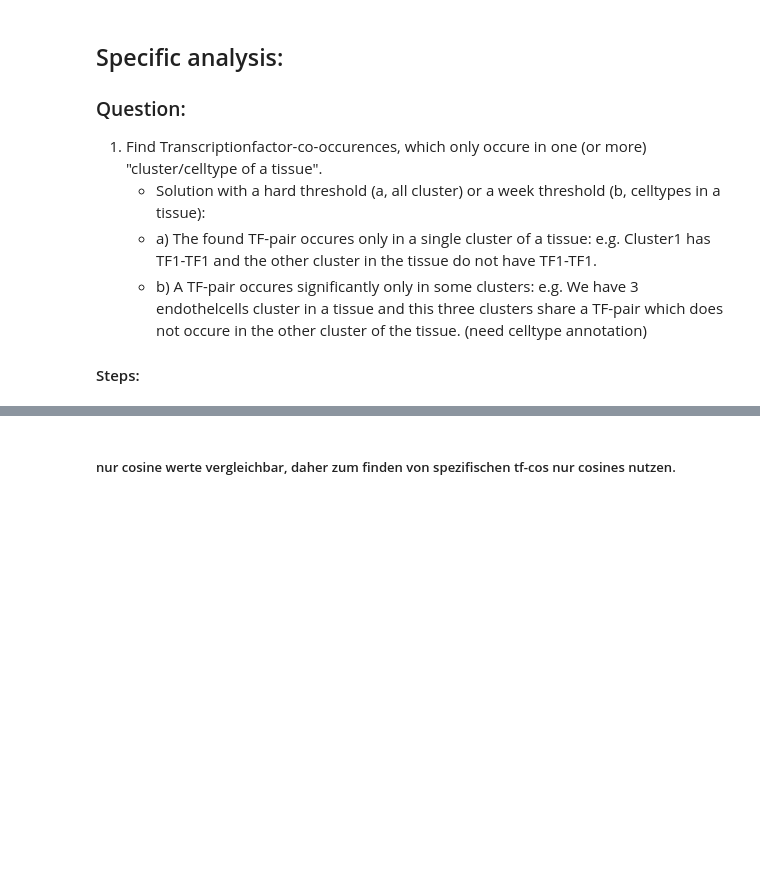
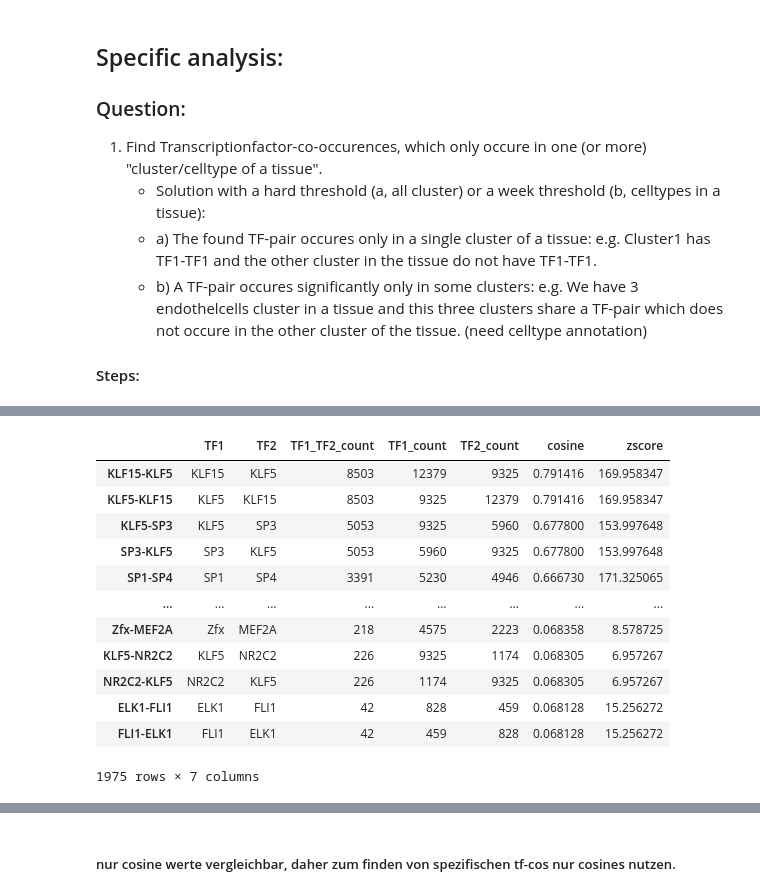
Before and after one commit to loosolab/Datenanalyse-2021, a Jupyter notebook: wp6/analyse/wp2_tf_cooccurences.ipynb, the cells around one changed output, grey strips where cells are left out. Saved outputs shown, nothing was run; the diff lists cells and outputs as text; code cells hidden in the pictures; blank space fills up the shorter version.

```diff
--- a/wp6/analyse/wp2_tf_cooccurences.ipynb
+++ b/wp6/analyse/wp2_tf_cooccurences.ipynb
@@ -355,0 +648,2 @@ df1
+# %%
+combObj = CombObj().from_pickle(f"{main_analysis_path}/JF1O6_body_of_pancreas/JF1O6_body_of_pancreas.3_peaks.pkl")
@@ -355,0 +671,18 @@ df1
+# %%
+#c.rules
+r = combObj.rules
+r[(r['cosine'] >= 0.06808819506421941)]
+# %% [output]
+|  | TF1 | TF2 | TF1_TF2_count | TF1_count | TF2_count | cosine | zscore |
+| KLF15-KLF5 | KLF15 | KLF5 | 8503 | 12379 | 9325 | 0.791416 | 169.958347 |
+| KLF5-KLF15 | KLF5 | KLF15 | 8503 | 9325 | 12379 | 0.791416 | 169.958347 |
+| KLF5-SP3 | KLF5 | SP3 | 5053 | 9325 | 5960 | 0.677800 | 153.997648 |
+| SP3-KLF5 | SP3 | KLF5 | 5053 | 5960 | 9325 | 0.677800 | 153.997648 |
+| SP1-SP4 | SP1 | SP4 | 3391 | 5230 | 4946 | 0.666730 | 171.325065 |
+| ... | ... | ... | ... | ... | ... | ... | ... |
+| Zfx-MEF2A | Zfx | MEF2A | 218 | 4575 | 2223 | 0.068358 | 8.578725 |
+| KLF5-NR2C2 | KLF5 | NR2C2 | 226 | 9325 | 1174 | 0.068305 | 6.957267 |
+| NR2C2-KLF5 | NR2C2 | KLF5 | 226 | 1174 | 9325 | 0.068305 | 6.957267 |
+| ELK1-FLI1 | ELK1 | FLI1 | 42 | 828 | 459 | 0.068128 | 15.256272 |
+| FLI1-ELK1 | FLI1 | ELK1 | 42 | 459 | 828 | 0.068128 | 15.256272 |
+1975 rows × 7 columns
```
Also changed, not shown: parts of 75 cells of this notebook.
